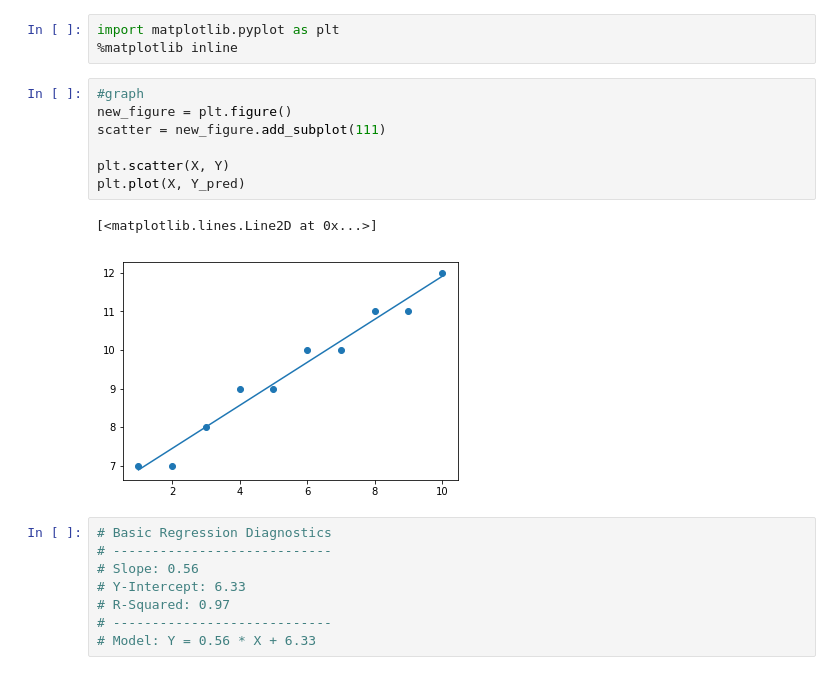
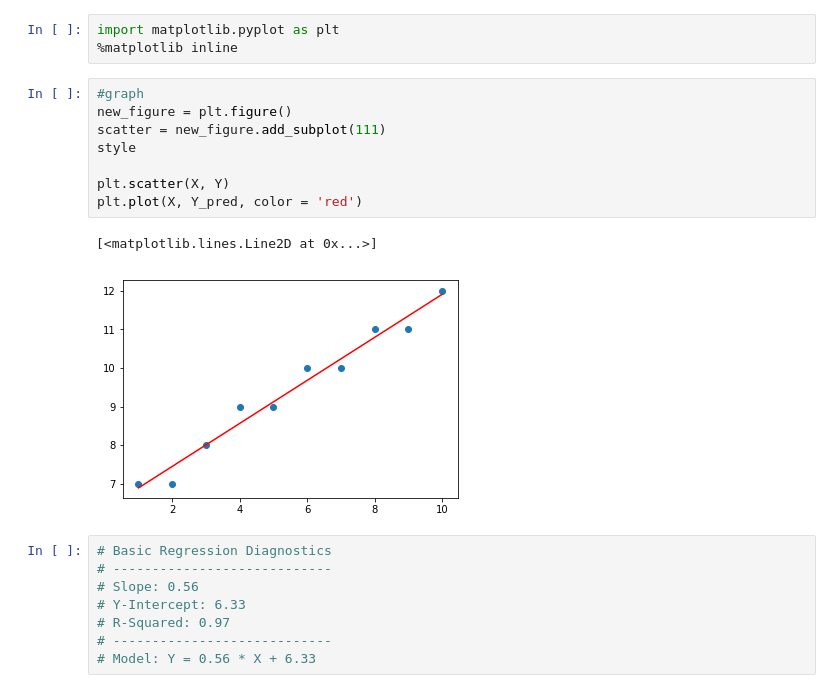
Before and after one commit to bl419cam/dsc-complete-regression-lab-seattle-ds-062419, a Jupyter notebook: index.ipynb, the cells around one changed output. Cells and saved outputs as stored; diff of their text form.

```diff
--- a/index.ipynb
+++ b/index.ipynb
@@ -72,13 +72,14 @@ import matplotlib.pyplot as plt
 # %%
 #graph
 new_figure = plt.figure()
 scatter = new_figure.add_subplot(111)
+style
 
 plt.scatter(X, Y)
-plt.plot(X, Y_pred)
+plt.plot(X, Y_pred, color = 'red')
 # %% [output]
 [<matplotlib.lines.Line2D at 0x...>]
-[figure, old version]
+[figure, new version]
 # %%
 # Basic Regression Diagnostics
 # ----------------------------
```
